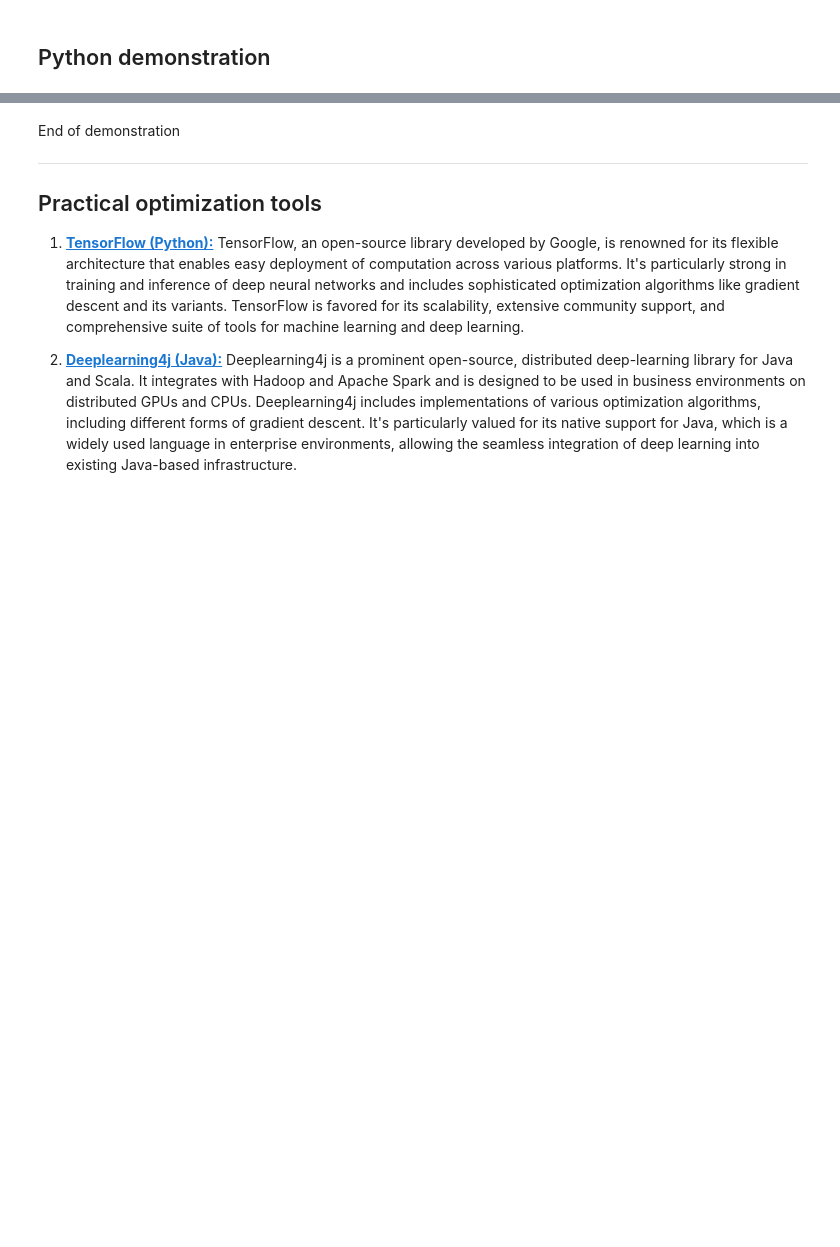
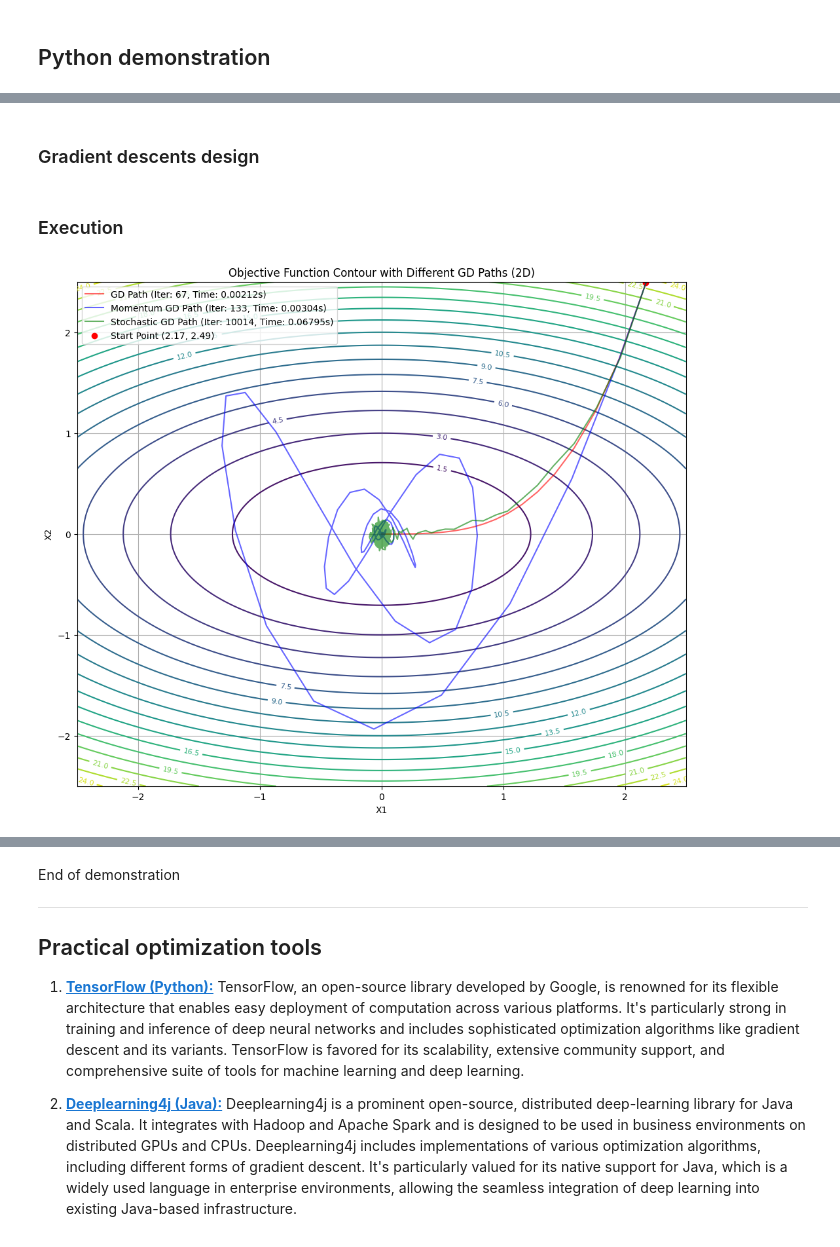
Before and after one commit to MaloLM/optimization-algorithms-guide, a Jupyter notebook: algorithms/deterministic mathematical optimization/Gradient descent.ipynb, the cells around one changed output, grey strips where cells are left out. Drawn from its saved outputs; the diff is of its cells as text; code cells hidden in the pictures; blank space fills up the shorter version.

```diff
--- a/algorithms/deterministic mathematical optimization/Gradient descent.ipynb
+++ b/algorithms/deterministic mathematical optimization/Gradient descent.ipynb
@@ -151,0 +79,2 @@ Test 3 Passed!
+# %% [markdown]
+### Gradient descents design
@@ -151,0 +179,78 @@ Test 3 Passed!
+# %% [markdown]
+### Execution
+# %%
+### PROBLEM DEFINITION
+rng_engine = np.random.default_rng()
+
+objective_function = lambda x: (x[0] ** 2) + (3 * (x[1] ** 2))
+# objective_function:
+# This is the function that gradient descent is attempting to minimize. In this example, it's a simple quadratic function
+# with different weights on two variables (x[0] and x[1]). The goal of gradient descent is to find the point (x[0], x[1])
+# that minimizes this function.
+
+P0 = np.array([rng_engine.random() * 2.5, rng_engine.random() * 2.5])
+# P0 (Initial Point):
+# This represents the starting point of the gradient descent algorithm. The choice of the initial point can significantly
+# affect the algorithm's performance and final outcome, especially in functions with multiple local minima.
+# Randomizing the starting point as shown can help in exploring different areas of the search space.
+
+lr = 0.05
+# lr (Learning Rate):
+# This hyperparameter controls the size of the steps taken towards the minimum. A larger learning rate makes bigger steps,
+# which can speed up convergence but risks overshooting the minimum. A smaller learning rate makes finer adjustments,
+# which can be more precise but may lead to slower convergence or getting stuck in local minima.
+
+tol = 1e-6
+# tol (Stopping Tolerance):
+# This parameter sets the threshold for stopping the algorithm. When the difference in the loss function between
+# successive iterations is less than this tolerance, the algorithm stops. It prevents unnecessary computations after
+# convergence. A smaller tolerance leads to a more precise convergence but requires more iterations.
+
+
+# Run the algorithms
+start_time = time.time()
+path, iter_basic = gradient_descent_with_path(objective_function, P0, lr, tol)
+time_basic = time.time() - start_time
+
+start_time = time.time()
+path_momentum, iter_momentum = gradient_descent_momentum(objective_function, P0, lr, tol)
+time_momentum = time.time() - start_time
+
+start_time = time.time()
+path_stochastic, iter_stochastic = stochastic_gradient_descent(objective_function, P0, lr, tol)
+time_stochastic = time.time() - start_time
+
+### PLOTTING
+
+# Generating a meshgrid for visualization of the objective function
+x = np.linspace(-2.5, 2.5, 1000)
+y = np.linspace(-2.5, 2.5, 1000)
+X, Y = np.meshgrid(x, y)
+Z = objective_function([X, Y])
+
+# Plotting
+plt.figure(figsize=(12, 10))
+contours = plt.contour(X, Y, Z, 20, cmap='viridis')
+plt.clabel(contours, inline=True, fontsize=8)
+
+# Original gradient descent path
+plt.plot(path[:, 0], path[:, 1], marker='', color='red', alpha=0.6,
+         label=f'GD Path (Iter: {iter_basic}, Time: {time_basic:.5f}s)')
+
+# Momentum-based gradient descent path
+plt.plot(path_momentum[:, 0], path_momentum[:, 1], marker='', color='blue', alpha=0.6,
+         label=f'Momentum GD Path (Iter: {iter_momentum}, Time: {time_momentum:.5f}s)')
+
+# Stochastic gradient descent path
+plt.plot(path_stochastic[:, 0], path_stochastic[:, 1], marker='', color='green', alpha=0.6,
+         label=f'Stochastic GD Path (Iter: {iter_stochastic}, Time: {time_stochastic:.5f}s)')
+
+plt.scatter(round(P0[0], 2), round(P0[1], 2), color='red', label=f'Start Point ({round(P0[0], 2)}, {round(P0[1], 2)})')
+plt.title('Objective Function Contour with Different GD Paths (2D)')
+plt.xlabel('X1')
+plt.ylabel('X2')
+plt.legend()
+plt.grid(True)
+plt.show()
+# %% [output]
+[figure, added]
```
Also changed, not shown: parts of 20 cells of this notebook, 30 other files.
